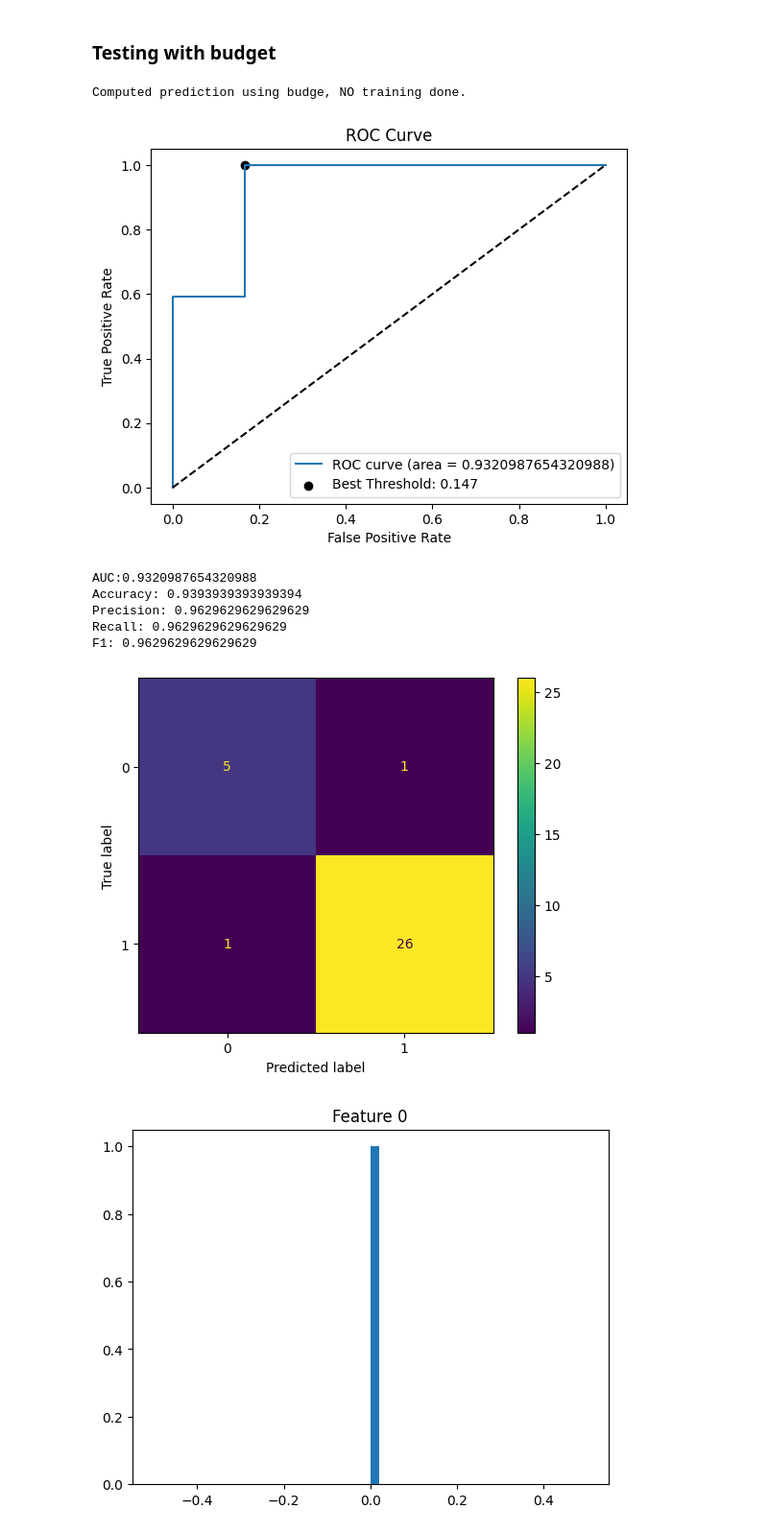
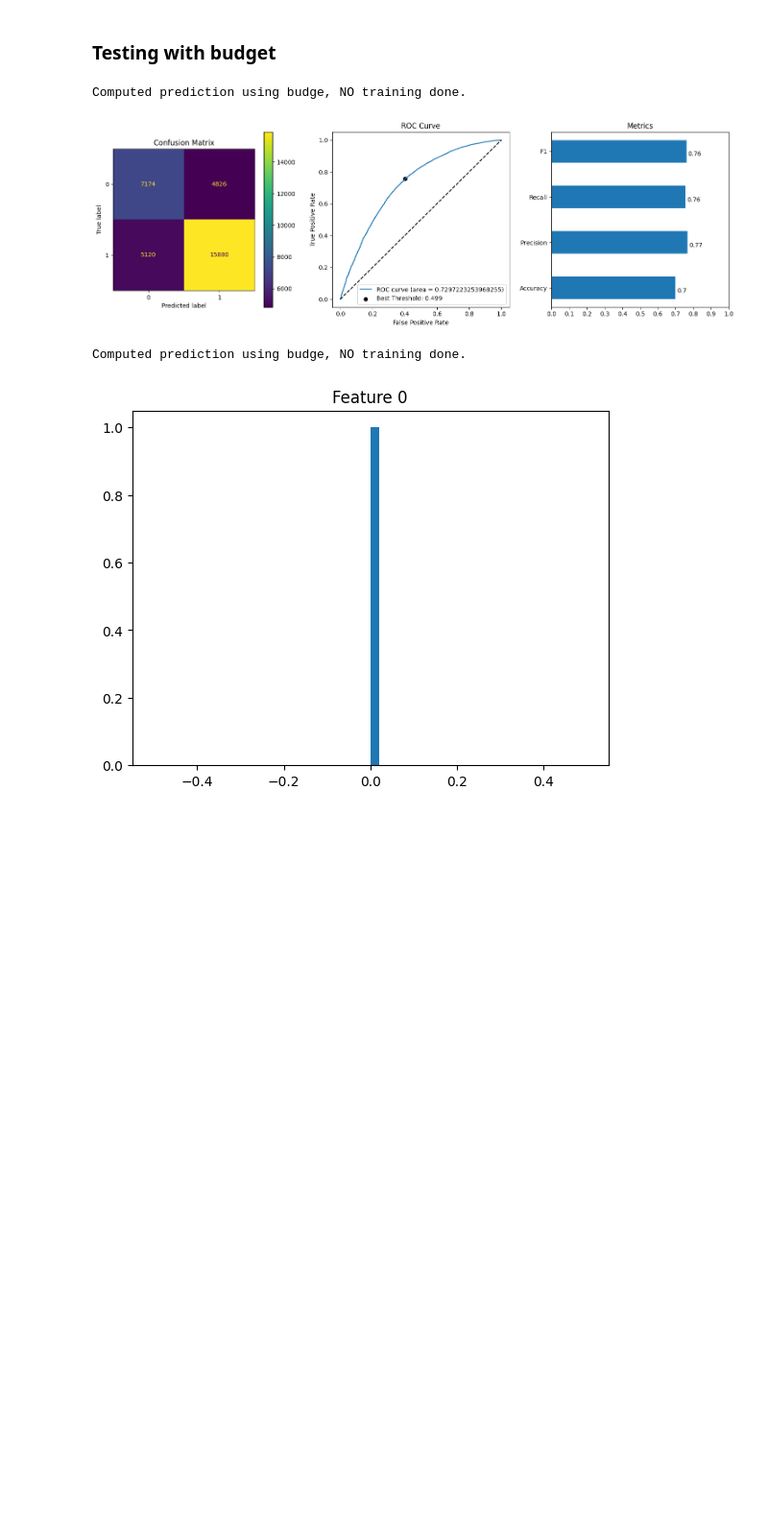
Before and after one commit to Likalto4/Added_value_feature_uncertainty, a Jupyter notebook: deep/machine_learning/trainig_pipeline.ipynb, the cells around one changed output. Shown at 96% size. Drawn from its saved outputs; the diff is of its cells as text; code cells hidden in the pictures; blank space fills up the shorter version.

Commit message:
Working budget inference Only missing trianing imprvemnt with nbudget

```diff
--- a/deep/machine_learning/trainig_pipeline.ipynb
+++ b/deep/machine_learning/trainig_pipeline.ipynb
@@ -434,0 +441,20 @@ F1: 0.8979591836734693
+# %%
+# Input data
+receptor = 'RP'
+features = pd.read_csv(repo_path / 'data/deep/features/features_1024/mean_features.csv', index_col=0)
+# features = pd.read_csv(repo_path / 'data/features/pure_corrected/mean_features.csv', index_col=0)
+
+# prepare pipeline
+predictor = predictor_machine()
+predictor.set_receptor(receptor, show_distribution=True)
+
+# SVM
+pred = LogisticRegression(class_weight='balanced')
+parameters = {'penalty':['l2', 'l1'], 'C':[0.001, 0.01, 0.1, 1, 10], 'solver':['liblinear']}
+predictor.set_classifier(pred, parameters, verbose=0)
+
+predictor.prepare_features(features, show_info=True, scale_together=True, n_features=1, corr_threshold=0.90)
+predictor.train()
+predictor.compute_metrics(plot_metrics=True)
+# predictor.dumb_inference()
+# predictor.compute_metrics(plot_metrics=True)
@@ -469,16 +522,39 @@ F1: 0.8979591836734693
 ### Testing with budget
 # %%
 predictor.budget_inference()
-predictor.compute_metrics(plot_roc=True, plot_CM=True)
+predictor.compute_metrics(plot_metrics=True)
 # %% [output]
 Computed prediction using budge, NO training done.
-[figure, old version]
+[figure, new version]
-AUC:0.9320987654320988
-Accuracy: 0.9393939393939394
-Precision: 0.9629629629629629
-Recall: 0.9629629629629629
-F1: 0.9629629629629629
-[figure, removed]
+# %%
+
+# restart the lists
+pos_probabilities = []
+true_labels = []
+
+# predict
+for _, test_index in predictor.cv.split(predictor.features):
+        # repeat the test sample to match the number of synthetic samples
+        y_test = predictor.labels.iloc[test_index]
+        y_test_augmented = np.repeat(y_test, predictor.synthetic_units, axis=0)
+
+        # generate the synthetic samples
+        X_test_base = predictor.features.iloc[test_index]
+        X_test_base = pd.DataFrame(predictor.scaler.inverse_transform(X_test_base), columns=X_test_base.columns) # send back to original scale
+        X_test_augmented = predictor.augment_test(X_test_base)
+
+        # predict the probability
+        y_prob = predictor.best_estimators[test_index[0]].predict_proba(X_test_augmented)
+
+        # append the prediction
+        pos_probabilities.append(y_prob)
+        true_labels.append(y_test_augmented)
+# convert to arrays
+true_labels = np.asarray(true_labels).reshape(-1,1)[:,0]
+pos_probabilities = np.asanyarray(pos_probabilities).reshape(-1,2)[:,1]
+print('Computed prediction using budge, NO training done.')
+# %% [output]
+Computed prediction using budge, NO training done.
 # %%
 feature_ex = predictor.X_test_augmented
 # plot the distribution of the features
```
Also changed, not shown: parts of 13 cells of this notebook, 2 other files.
